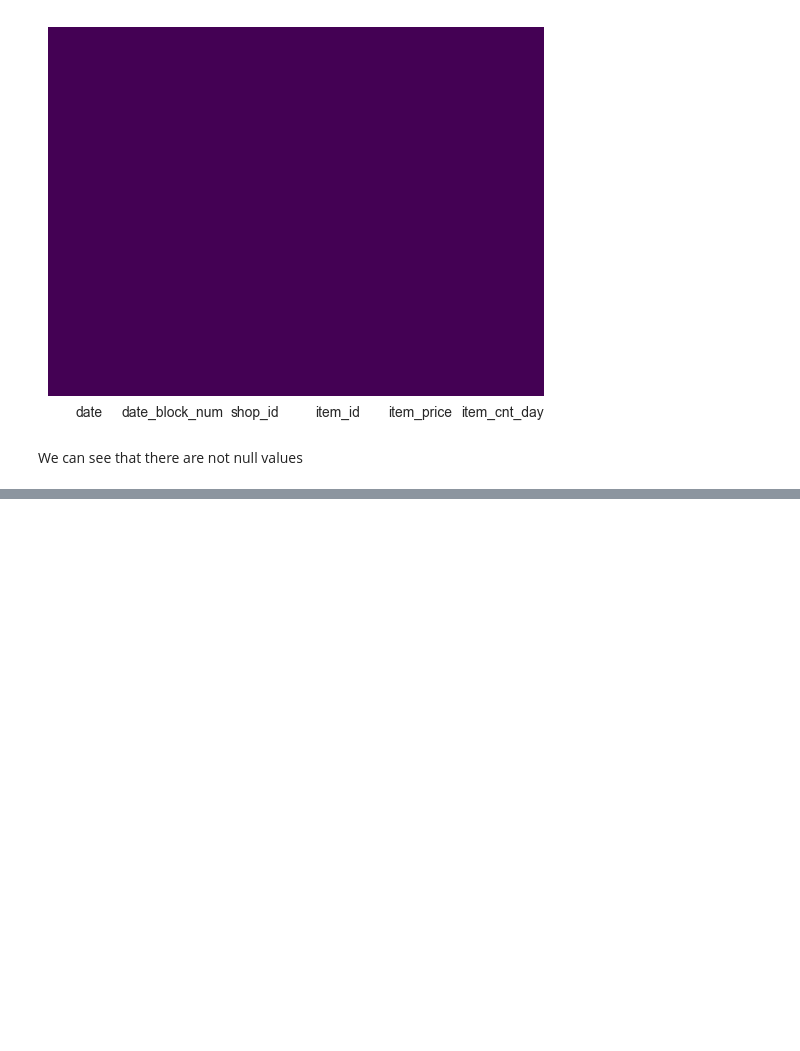
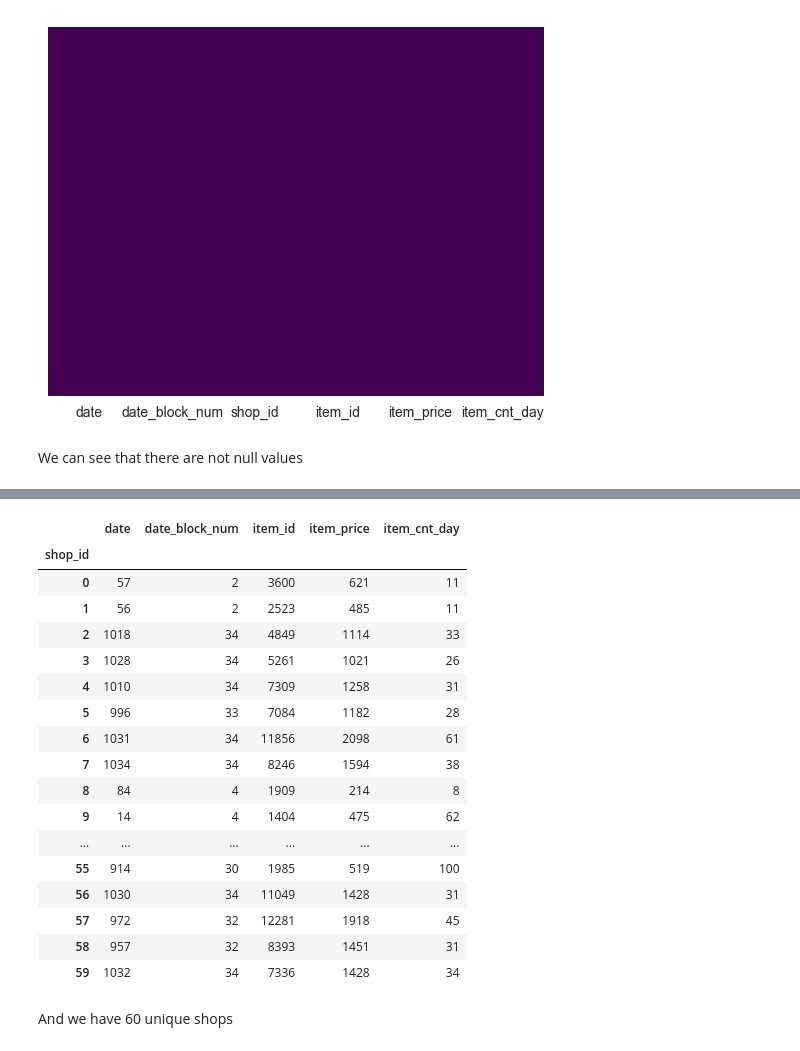
Before and after one commit to NPopkin/SalesPrediction, a Jupyter notebook: ExploratoryDataAnalysis.ipynb, the cells around one changed output, grey strips where cells are left out. Drawn from its saved outputs; the diff is of its cells as text; code cells hidden in the pictures; blank space fills up the shorter version.

```diff
--- a/ExploratoryDataAnalysis.ipynb
+++ b/ExploratoryDataAnalysis.ipynb
@@ -111,0 +145,23 @@ We can see that there are not null values
+# %%
+train.groupby(['shop_id']).nunique()
+# %% [output]
+|  | date | date_block_num | item_id | item_price | item_cnt_day |
+| shop_id |  |  |  |  |  |
+| 0 | 57 | 2 | 3600 | 621 | 11 |
+| 1 | 56 | 2 | 2523 | 485 | 11 |
+| 2 | 1018 | 34 | 4849 | 1114 | 33 |
+| 3 | 1028 | 34 | 5261 | 1021 | 26 |
+| 4 | 1010 | 34 | 7309 | 1258 | 31 |
+| 5 | 996 | 33 | 7084 | 1182 | 28 |
+| 6 | 1031 | 34 | 11856 | 2098 | 61 |
+| 7 | 1034 | 34 | 8246 | 1594 | 38 |
+| 8 | 84 | 4 | 1909 | 214 | 8 |
+| 9 | 14 | 4 | 1404 | 475 | 62 |
+| ... | ... | ... | ... | ... | ... |
+| 55 | 914 | 30 | 1985 | 519 | 100 |
+| 56 | 1030 | 34 | 11049 | 1428 | 31 |
+| 57 | 972 | 32 | 12281 | 1918 | 45 |
+| 58 | 957 | 32 | 8393 | 1451 | 31 |
+| 59 | 1032 | 34 | 7336 | 1428 | 34 |
+# %% [markdown]
+And we have 60 unique shops
```
Also changed, not shown: parts of 4 cells of this notebook, 1 other file.
